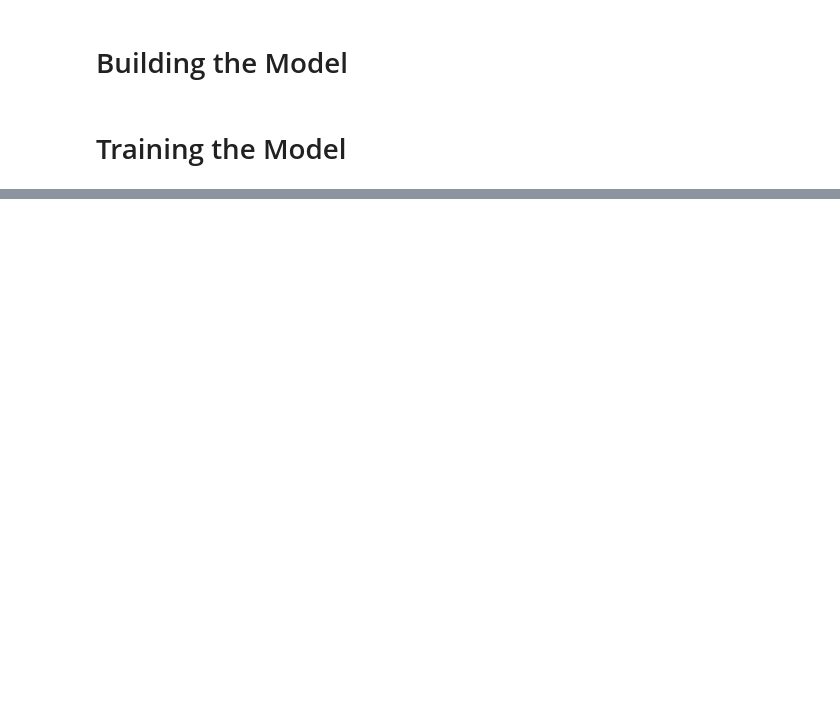
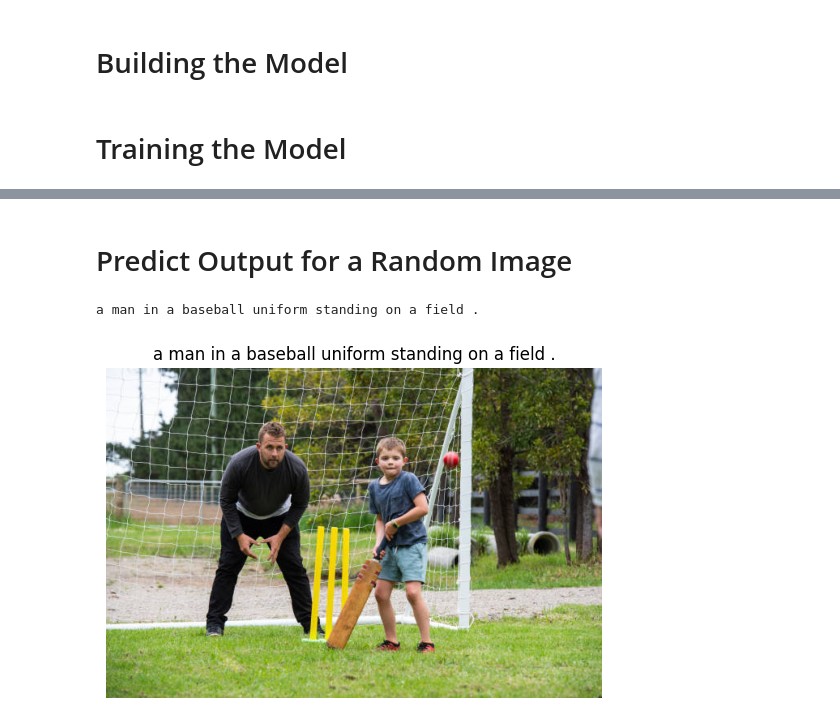
Before and after one commit to rpattan1607/ImageCaptioning_CNN_LSTMs, a Jupyter notebook: Image_Captioning.ipynb, the cells around one changed output, grey strips where cells are left out. Cells and saved outputs as stored; diff of their text form; code cells hidden in the pictures; blank space fills up the shorter version.

```diff
--- a/Image_Captioning.ipynb
+++ b/Image_Captioning.ipynb
@@ -488,6 +501,7 @@ class LSTMModel(nn.Module):
 
     def forward(self, input_features, capts, lens):
         """Decode image feature vectors and generates captions."""
+        capts = capts.long()
         embeddings = self.embedding_layer(capts)
         embeddings = torch.cat((input_features.unsqueeze(1), embeddings), 1)
         lstm_input = pack_padded_sequence(embeddings, lens, batch_first=True,enforce_sorted=False)
@@ -577,0 +642,75 @@ Epoch [0/5], Step [160/2587], Loss: 8.5074, Perplexity: 4951.0820
+# %% [markdown]
+# Predict Output for a Random Image
+# %%
+image_file_path = 'sample.jpg'
+
+# Device configuration
+device = torch.device('cuda' if torch.cuda.is_available() else 'cpu')
+
+
+def load_image(image_file_path, transform=None):
+    img = Image.open(image_file_path).convert('RGB')
+    img = img.resize([224, 224], Image.LANCZOS)
+
+    if transform is not None:
+        img = transform(img).unsqueeze(0)
+
+    return img
+
+
+# Image preprocessing
+transform = transforms.Compose([
+    transforms.ToTensor(),
+    transforms.Normalize((0.485, 0.456, 0.406),
+                         (0.229, 0.224, 0.225))])
+
+
+# Load vocabulary wrapper
+with open(root_path + '/data_dir_coco/vocab.pkl', 'rb') as f:
+    vocabulary = pickle.load(f)
+
+
+# Build models
+encoder_model = CNNModel(256).eval()  # eval mode (batchnorm uses moving mean/variance)
+decoder_model = LSTMModel(256, 512, len(vocabulary), 1)
+encoder_model = encoder_model.to(device)
+decoder_model = decoder_model.to(device)
+
+
+# Load the trained model parameters
+encoder_model.load_state_dict(torch.load('models_dir/encoder-3-300.ckpt'))
+decoder_model.load_state_dict(torch.load('models_dir/decoder-3-300.ckpt'))
+
+
+# Prepare an image
+img = load_image(image_file_path, transform)
+img_tensor = img.to(device)
+
+
+# Generate an caption from the image
+feat = encoder_model(img_tensor)
+sampled_indices = decoder_model.sample(feat)
+sampled_indices = sampled_indices[0].cpu().numpy()          # (1, max_seq_length) -> (max_seq_length)
+
+
+# Convert word_ids to words
+predicted_caption = []
+for token_index in sampled_indices:
+    word = vocabulary.i2w[token_index]
+    predicted_caption.append(word)
+    if word == '<end>':
+        break
+predicted_caption = predicted_caption[1:-1]
+predicted_sentence = ' '.join(predicted_caption)
+
+
+# Print out the image and the generated caption
+print (predicted_sentence)
+img = Image.open(image_file_path)
+plt.title(predicted_sentence)
+plt.axis('off')
+plt.imshow(np.asarray(img))
+plt.savefig('predicted.png')
+# %% [output]
+a man in a baseball uniform standing on a field .
+[figure, added]
```
Also changed, not shown: parts of 8 cells of this notebook, 1 other file.
